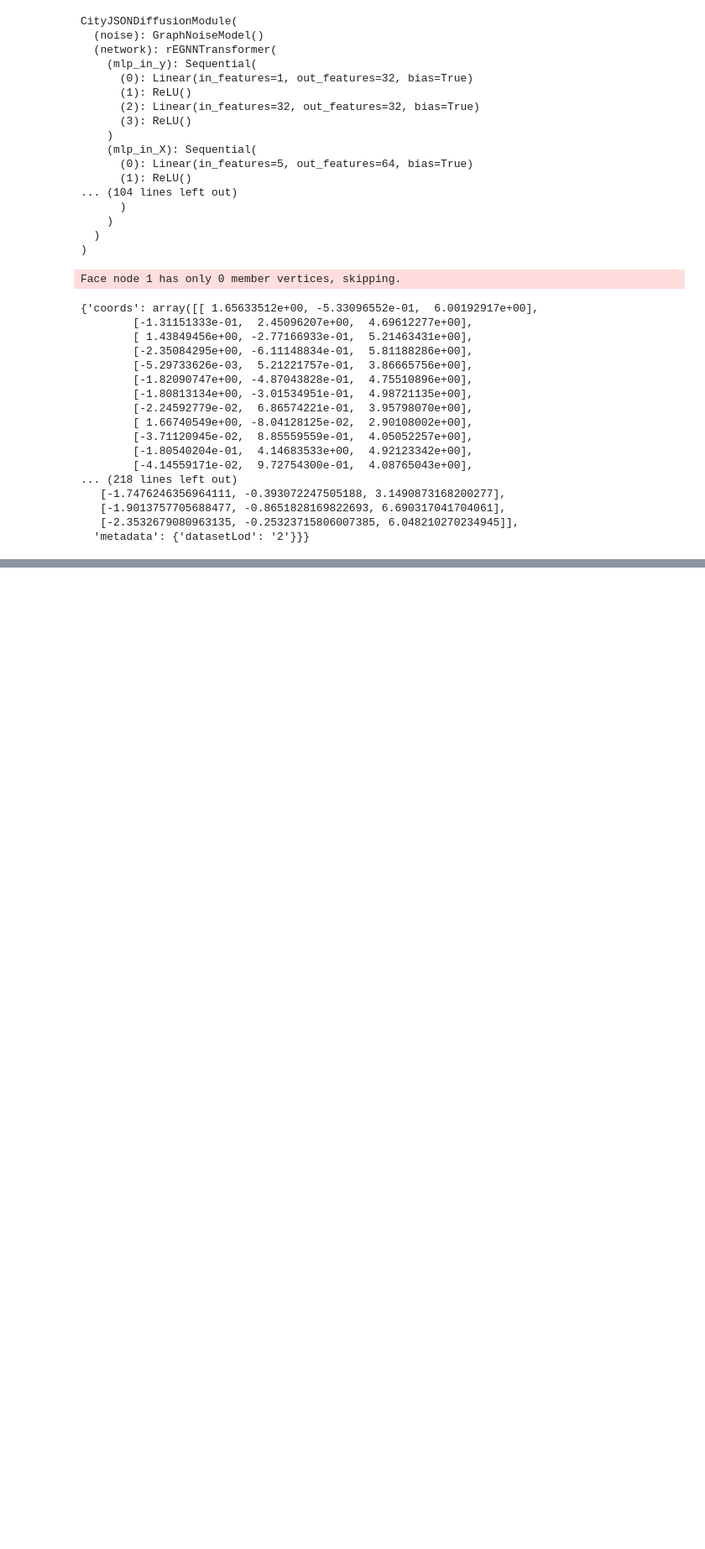
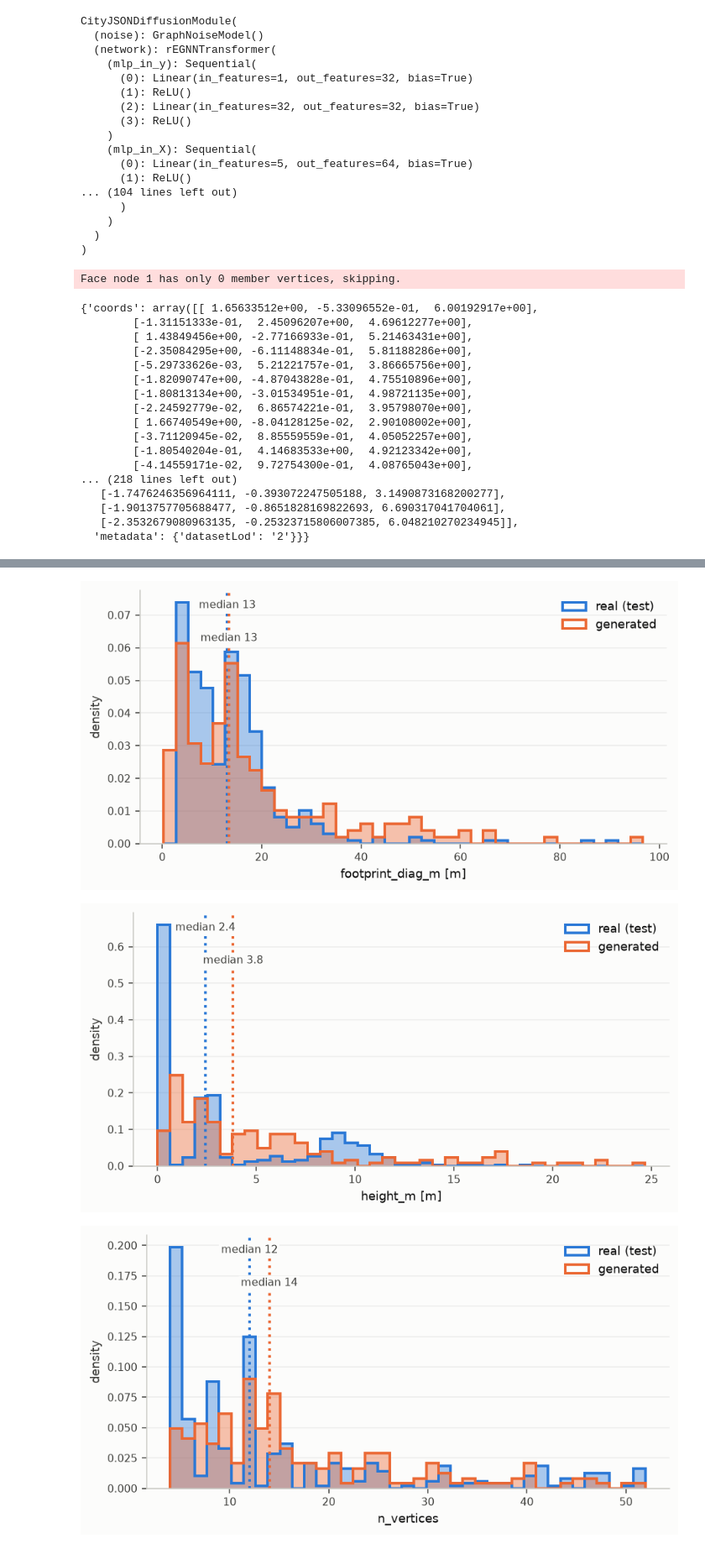
Before and after one commit to maxim-mat/lod-generation, a Jupyter notebook: notebooks/test_generated.ipynb, the cells around one changed output, grey strips where cells are left out. Shown at 84% size. Cells and saved outputs as stored; diff of their text form; code cells hidden in the pictures; blank space fills up the shorter version.

```diff
--- a/notebooks/test_generated.ipynb
+++ b/notebooks/test_generated.ipynb
@@ -185,0 +582,19 @@ fig2.show()
+# %%
+N_BATCHES, BATCH = 10, 20          # ~200 buildings; the reverse chain is the cost here
+
+gen_rows = []
+for b in range(N_BATCHES):
+    p, nl, el = model.sample(batch_size=BATCH)
+    gen_rows += [gen_graph_stats(model, p, nl, el, i) for i in range(p.shape[0])]
+    print(f"sampled batch {b + 1}/{N_BATCHES}", end="\r")
+gen_df = pd.DataFrame(gen_rows)
+
+# Reference: raw test graphs, no converter in the way, so the comparison is
+# apples-to-apples with gen_df (which is also pre-converter).
+ref_idx = np.random.default_rng(0).choice(len(datamodule.test_dataset), 400, replace=False)
+real_df = pd.DataFrame([real_graph_stats(datamodule.test_dataset, i) for i in ref_idx])
+
+summary = pd.concat({"generated": gen_df[STAT_COLS].median(),
+                     "real": real_df[STAT_COLS].median()}, axis=1)
+summary["gen/real"] = summary["generated"] / summary["real"].replace(0, np.nan)
+summary
@@ -185,0 +612,56 @@ fig2.show()
+# %%
+import matplotlib.pyplot as plt
+
+# The notebook's two categorical hues, validated as a pair: normal-vision dE 33.6,
+# worst-CVD dE 24.7, both well clear of the floor. Identity is also carried by the
+# legend and the dotted median rules, never by colour alone.
+C_GEN, C_REAL = "#eb6834", "#2a78d6"
+INK, INK_MUTED, GRID, SURFACE = "#0b0b0b", "#3d3d3a", "#ececeb", "#fcfcfb"
+
+
+def compare_hist(col, unit="m", bins=40):
+    """Generated vs real distribution of one statistic, overlaid.
+
+    Shared bin edges clipped at the 99th percentile -- a few runaway generated
+    values would otherwise squash the real distribution into one bar.
+    """
+    fig, ax = plt.subplots(figsize=(6.5, 3.4), dpi=140)
+    lo = min(gen_df[col].min(), real_df[col].min())
+    hi = max(gen_df[col].quantile(0.99), real_df[col].quantile(0.99))
+    edges = np.linspace(lo, hi if hi > lo else lo + 1, bins)
+
+    for k, (df, color, label) in enumerate(((real_df, C_REAL, "real (test)"),
+                                            (gen_df, C_GEN, "generated"))):
+        ax.hist(df[col], bins=edges, density=True, color=color, alpha=0.4)
+        ax.hist(df[col], bins=edges, density=True, color=color,
+                histtype="step", linewidth=2, label=label)
+        med = df[col].median()
+        ax.axvline(med, color=color, linewidth=2, linestyle=":")
+        ax.annotate(f"median {med:.2g}", (med, ax.get_ylim()[1] * (0.93 - 0.13 * k)),
+                    color=INK_MUTED, fontsize=8, ha="center",
+                    bbox=dict(fc=SURFACE, ec="none", pad=1.5))
+
+    ax.set_xlabel(f"{col} [{unit}]" if unit else col, color=INK, fontsize=9)
+    ax.set_ylabel("density", color=INK_MUTED, fontsize=9)
+    ax.legend(frameon=False, fontsize=9, labelcolor=INK)
+    ax.spines[["top", "right"]].set_visible(False)
+    ax.spines[["left", "bottom"]].set_color("#c9c9c4")
+    ax.grid(axis="y", color=GRID, linewidth=0.8)
+    ax.set_axisbelow(True)
+    ax.tick_params(colors=INK_MUTED, labelsize=8)
+    fig.patch.set_facecolor(SURFACE)
+    ax.set_facecolor(SURFACE)
+    fig.tight_layout()
+    return fig
+
+
+# The headline check: if generated footprints sit at a fraction of the real median,
+# the off-slot dilution in coord_loss is confirmed.
+for col, unit in (("footprint_diag_m", "m"), ("height_m", "m"),
+                  ("n_vertices", ""), ("mean_vf_degree", "")):
+    compare_hist(col, unit)
+plt.show()
+# %% [output]
+[figure, added]
+[figure, added]
+[figure, added]
```
Also changed, not shown: parts of 14 cells of this notebook, 7 other files.
